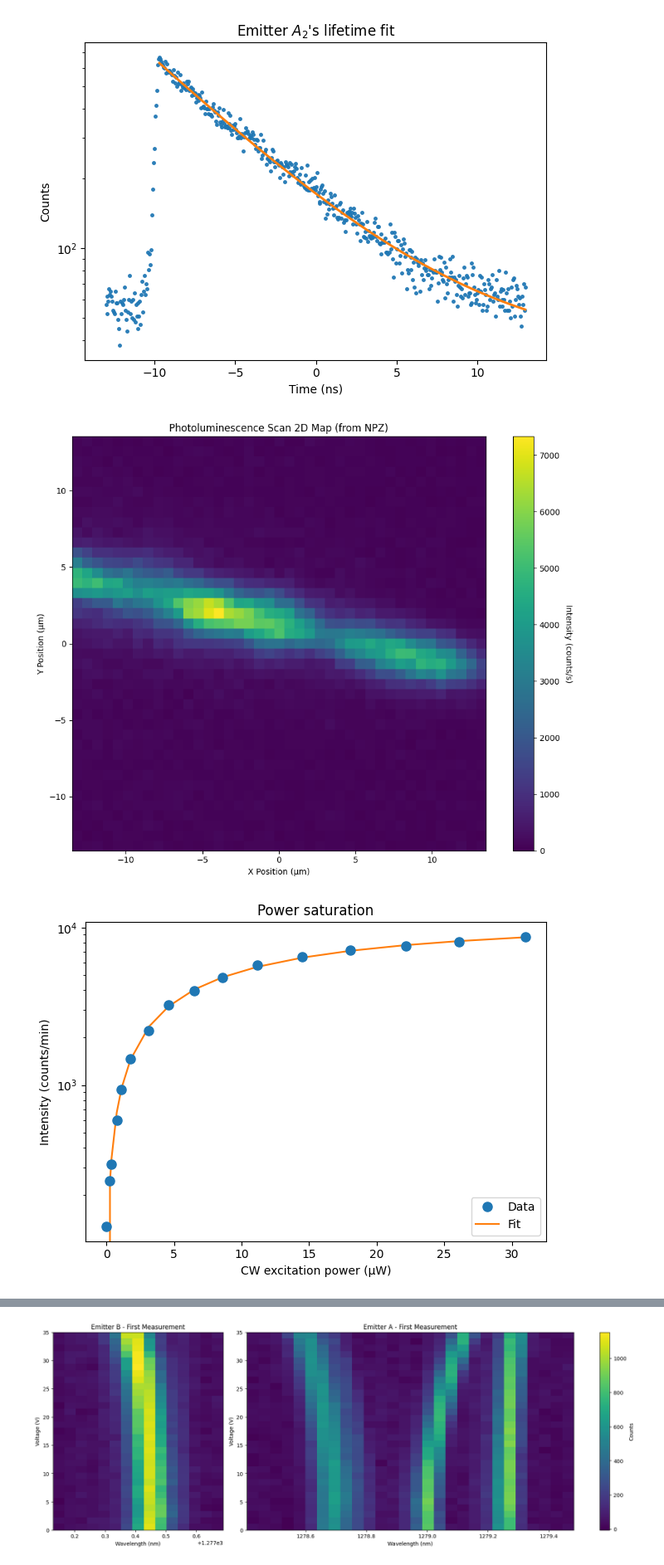
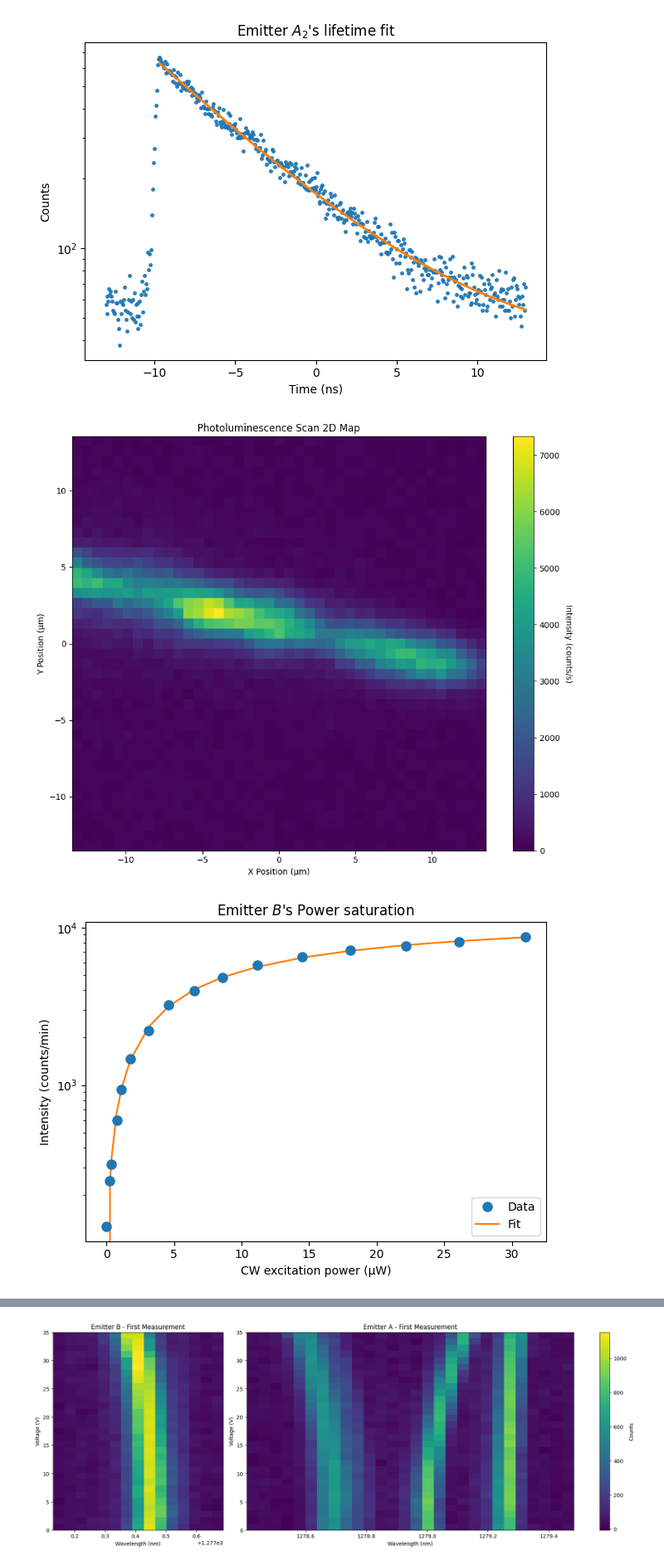
Before and after one commit to abuzzimit/StrainTuningDataFolder, a Jupyter notebook: analysis.ipynb, the cells around one changed output, grey strips where cells are left out. Shown at 83% size. Cells and saved outputs as stored; diff of their text form; code cells hidden in the pictures.

```diff
--- a/analysis.ipynb
+++ b/analysis.ipynb
@@ -131,25 +131,25 @@ fig, ax = plt.subplots(); ax.semilogy(time,counts,'.',ms=5,alpha=0.9); ax.semilo
 # %% [output]
 [figure]
 # %%
-# PL_scan.py (already NPZ)
+# PL_scan.py
 import numpy as np
 import matplotlib.pyplot as plt
 d=np.load('PL_scan.npz'); x=d['x']; y=d['y']; counts=d['counts']
-fig, ax = plt.subplots(figsize=(10,8)); im=ax.imshow(counts, cmap='viridis', aspect='equal', origin='lower', extent=[x.min(),x.max(), y.min(), y.max()]); cbar=plt.colorbar(im, ax=ax); cbar.set_label('Intensity (counts/s)', rotation=270, labelpad=15); ax.set_xlabel('X Position (μm)'); ax.set_ylabel('Y Position (μm)'); ax.set_title('Photoluminescence Scan 2D Map (from NPZ)'); plt.tight_layout(); plt.show()
+fig, ax = plt.subplots(figsize=(10,8)); im=ax.imshow(counts, cmap='viridis', aspect='equal', origin='lower', extent=[x.min(),x.max(), y.min(), y.max()]); cbar=plt.colorbar(im, ax=ax); cbar.set_label('Intensity (counts/s)', rotation=270, labelpad=15); ax.set_xlabel('X Position (μm)'); ax.set_ylabel('Y Position (μm)'); ax.set_title('Photoluminescence Scan 2D Map'); plt.tight_layout(); plt.show()
 # %% [output]
-[figure, old version]
+[figure, new version]
 # %%
-# Saturation_curve.py (already NPZ)
+# Saturation_curve.py
 import numpy as np
 import matplotlib.pyplot as plt
 from lmfit.models import Model
 WL_MIN, WL_MAX = 1275.0, 1279.0; BG_CONST = 60.0; FIT_SLICE = slice(4,-1)
 def pwr_saturation_lin(x, Iinf, Psat): return Iinf * (1.0 / (1.0 + Psat / x))
 d=np.load('Saturation_spectrometer_B.npz'); wl=d['wavelength']; counts=d['counts']; powers=d['power_in']
 m=(wl>WL_MIN)&(wl<WL_MAX); wl_fit=wl[m]; Y=counts[:,m]-BG_CONST; nP,nL=Y.shape; int_1=np.zeros(nP,float)
 for k in range(nP): c=int(np.argmax(Y[k,:])); a=c-4; b=c+4; int_1[k]=np.sum(Y[k,a:b])
 P=powers*5.0; mod=Model(pwr_saturation_lin); pars=mod.make_params(); pars['Psat'].set(value=20,vary=True,min=0,max=float(np.max(P*1e6))); pars['Iinf'].set(value=float(np.max(int_1)), vary=True); result=mod.fit(int_1[FIT_SLICE], params=pars, x=P[FIT_SLICE]*1e6)
-plt.figure(); xfit=P[FIT_SLICE]*1e6; yfit=int_1[FIT_SLICE]; plt.semilogy(xfit,yfit,'o',ms=8,label='Data'); plt.semilogy(xfit,result.best_fit,lw=1.5,label='Fit',zorder=0); plt.legend(loc='lower right'); plt.xlabel('CW excitation power (μW)'); plt.ylabel('Intensity (counts/min)'); plt.title('Power saturation'); plt.tight_layout(); plt.show()
+plt.figure(); xfit=P[FIT_SLICE]*1e6; yfit=int_1[FIT_SLICE]; plt.semilogy(xfit,yfit,'o',ms=8,label='Data'); plt.semilogy(xfit,result.best_fit,lw=1.5,label='Fit',zorder=0); plt.legend(loc='lower right'); plt.xlabel('CW excitation power (μW)'); plt.ylabel('Intensity (counts/min)'); plt.title('Emitter $B$\'s Power saturation'); plt.tight_layout(); plt.show()
 # %% [output]
-[figure, old version]
+[figure, new version]
 # %%
```
Also changed, not shown: parts of 6 cells of this notebook.
